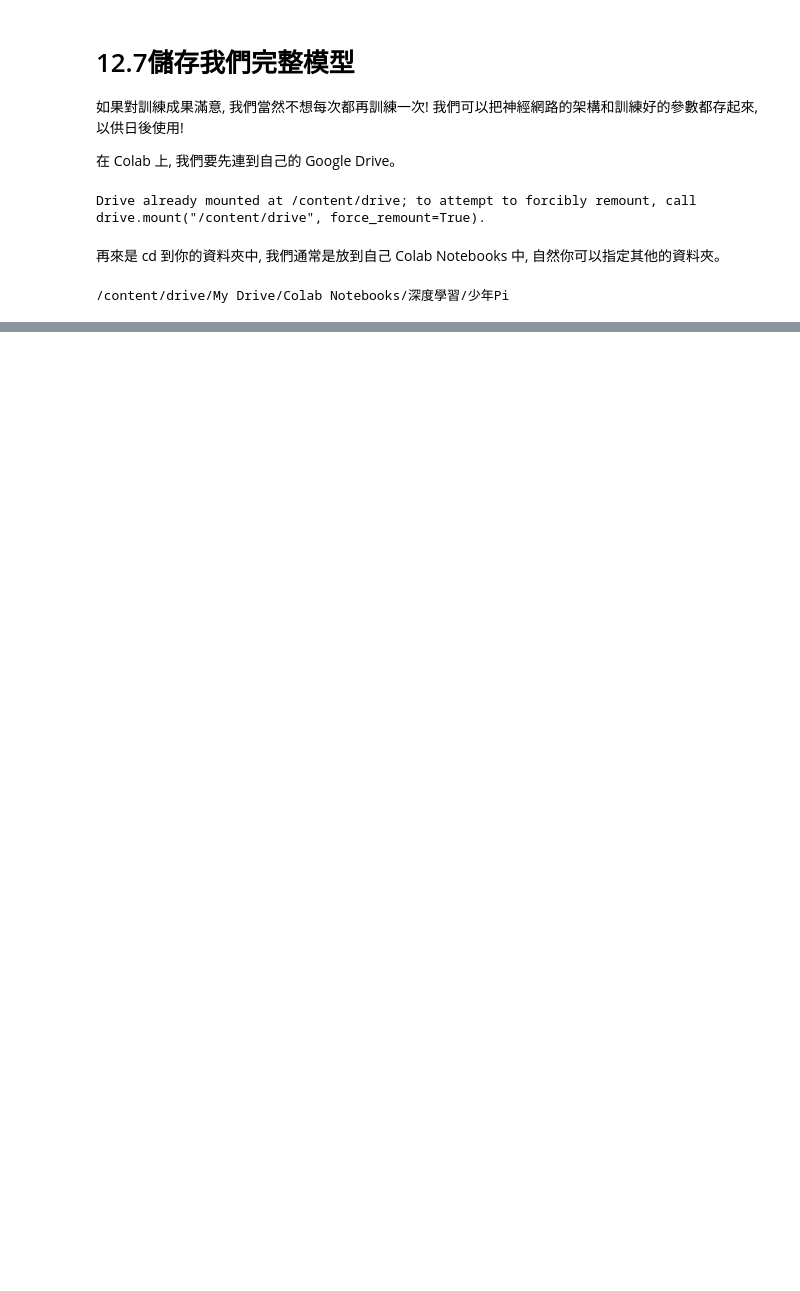
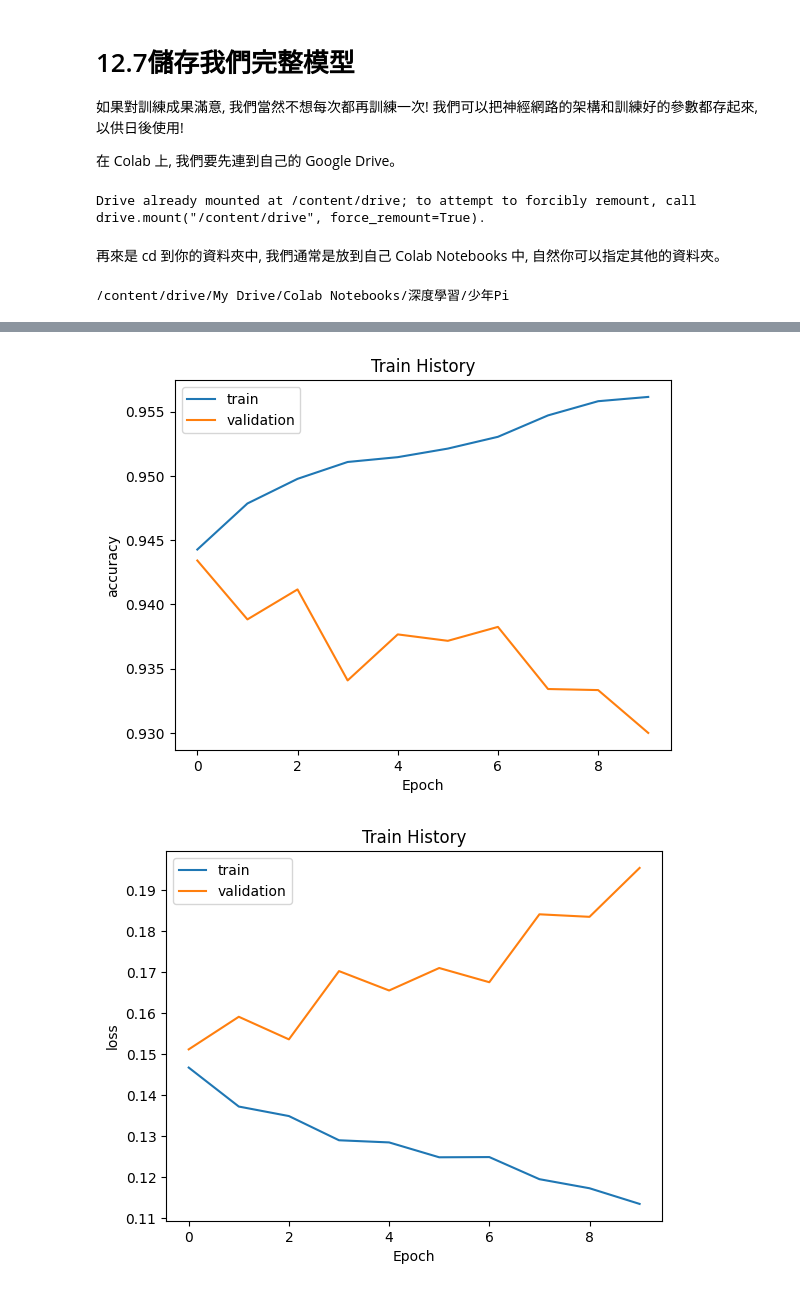
Before and after one commit to 3B032049/2025_ML_hws, a Jupyter notebook: hw3.ipynb, the cells around one changed output, grey strips where cells are left out. Drawn from its saved outputs; the diff is of its cells as text; code cells hidden in the pictures; blank space fills up the shorter version.

```diff
--- a/hw3.ipynb
+++ b/hw3.ipynb
@@ -143,3 +188,15 @@ Epoch 20/20
+# %%
+import matplotlib.pyplot as plt
+
+# 畫出訓練過程每一個epoch訓練資料與驗證資料各自準確率(accuracy)的變化，或者損失誤差(loss)的變化
+def show_train_history(train_history,train,validation):
+    plt.plot(train_history.history[train])
+    plt.plot(train_history.history[validation])
+    plt.title('Train History')
+    plt.ylabel(train)
+    plt.xlabel('Epoch')
+    plt.legend(['train', 'validation'], loc='upper left')
+    plt.show()
 # %% [markdown]
 # 12.5第三部曲：預測
 # %%
@@ -230,0 +302,9 @@ model.save('my_dnn_model.keras')
+# %%
+
+# 繪製 Accuracy 圖
+show_train_history(train_history, 'accuracy', 'val_accuracy')
+# 繪製 Loss 圖
+show_train_history(train_history, 'loss', 'val_loss')
+# %% [output]
+[figure, added]
+[figure, added]
```
Also changed, not shown: parts of 16 cells of this notebook.
